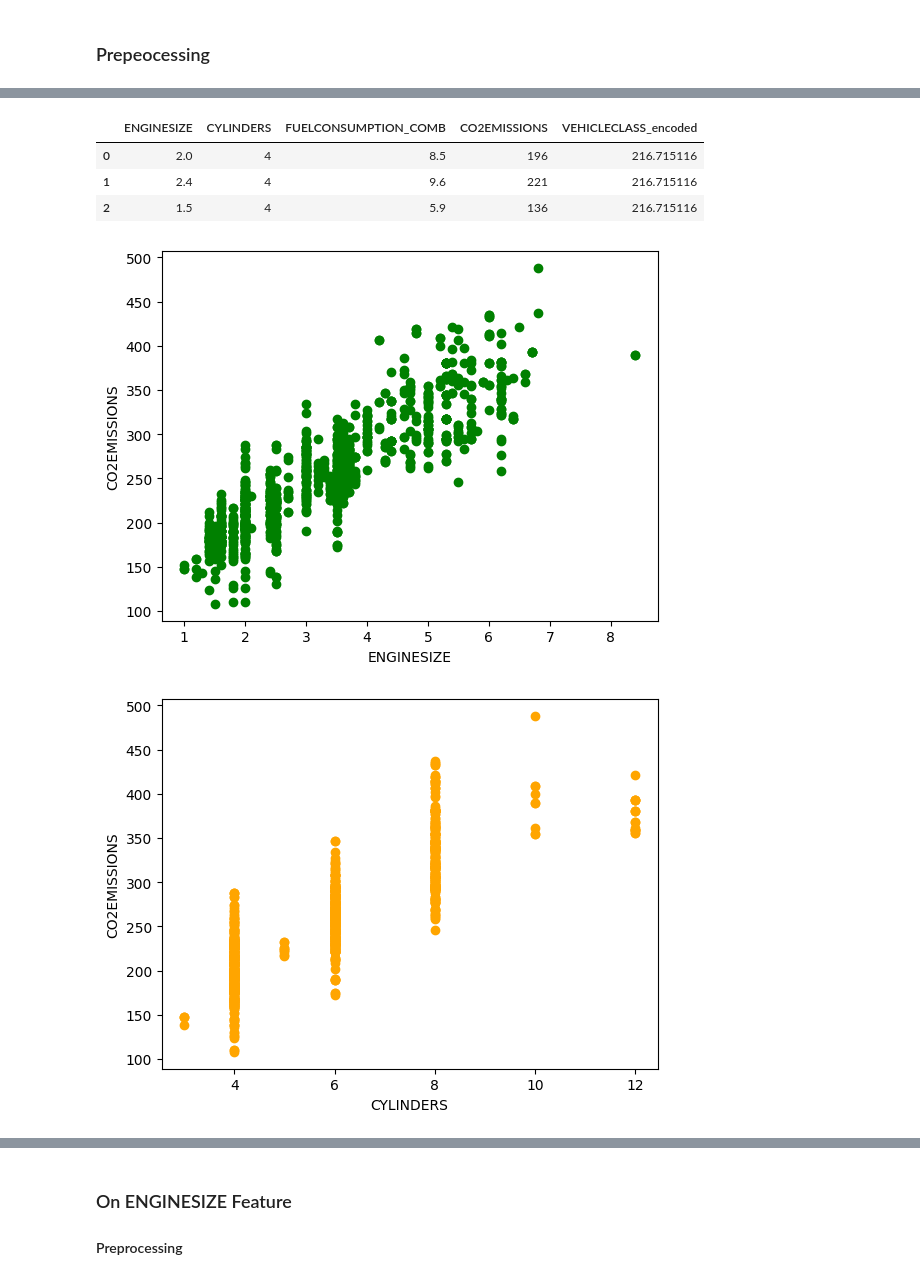
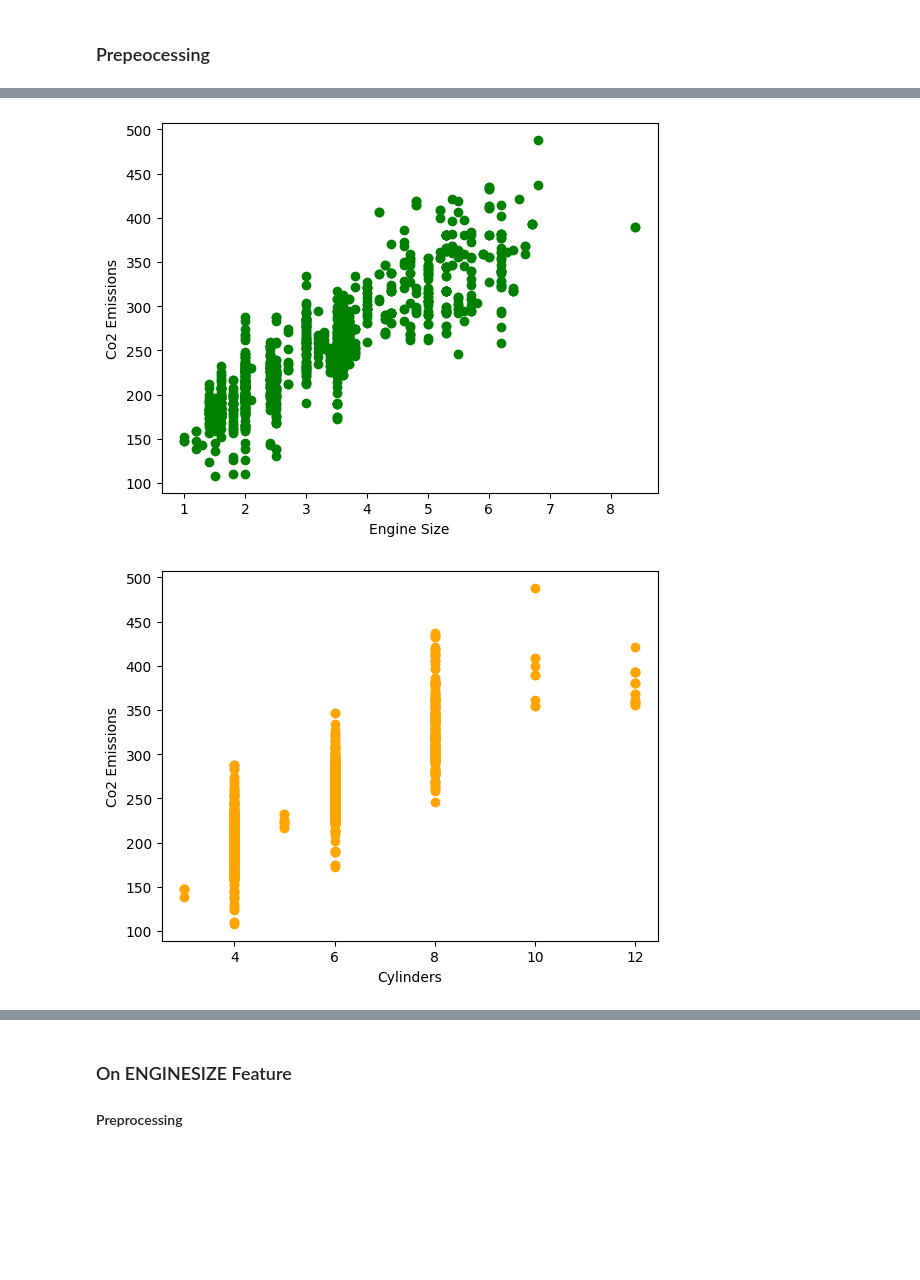
Before and after one commit to fahime9407/Machine-Learning-Path, a Jupyter notebook: regression/practicePoly.ipynb, the cells around one changed output, grey strips where cells are left out. Saved outputs shown, nothing was run; the diff lists cells and outputs as text; code cells hidden in the pictures; blank space fills up the shorter version.

```diff
--- a/regression/practicePoly.ipynb
+++ b/regression/practicePoly.ipynb
@@ -66,29 +66,16 @@ cdf.describe()
-# %%
-cdf = cdf.copy()
-
-mean_co2emission = cdf.groupby("VEHICLECLASS")["CO2EMISSIONS"].mean()
-cdf["VEHICLECLASS_encoded"] = cdf["VEHICLECLASS"].map(mean_co2emission)
-
-cdf.drop("VEHICLECLASS", axis=1, inplace=True)
-cdf.head(3)
-# %% [output]
-|  | ENGINESIZE | CYLINDERS | FUELCONSUMPTION_COMB | CO2EMISSIONS | VEHICLECLASS_encoded |
-| 0 | 2.0 | 4 | 8.5 | 196 | 216.715116 |
-| 1 | 2.4 | 4 | 9.6 | 221 | 216.715116 |
-| 2 | 1.5 | 4 | 5.9 | 136 | 216.715116 |
 # %%
-plt.scatter(cdf["ENGINESIZE"], cdf["CO2EMISSIONS"], color="green", label="ENGINESIZE")
-plt.xlabel("ENGINESIZE")
-plt.ylabel("CO2EMISSIONS")
+plt.scatter(cdf["ENGINESIZE"], cdf["CO2EMISSIONS"], color="green")
+plt.xlabel("ENGINE SIZE".lower().title())
+plt.ylabel("CO2 EMISSIONS".lower().title())
 plt.show()
 # %% [output]
-[figure, old version]
+[figure, new version]
 # %%
 plt.scatter(cdf["CYLINDERS"], cdf["CO2EMISSIONS"], color="orange")
-plt.xlabel("CYLINDERS")
-plt.ylabel("CO2EMISSIONS")
+plt.xlabel("CYLINDERS".lower().title())
+plt.ylabel("CO2 EMISSIONS".lower().title())
 plt.show()
 # %% [output]
-[figure, old version]
+[figure, new version]
 # %%
 plt.scatter(cdf["FUELCONSUMPTION_COMB"], cdf["CO2EMISSIONS"], color="red")
```
Also changed, not shown: parts of 24 cells of this notebook.
